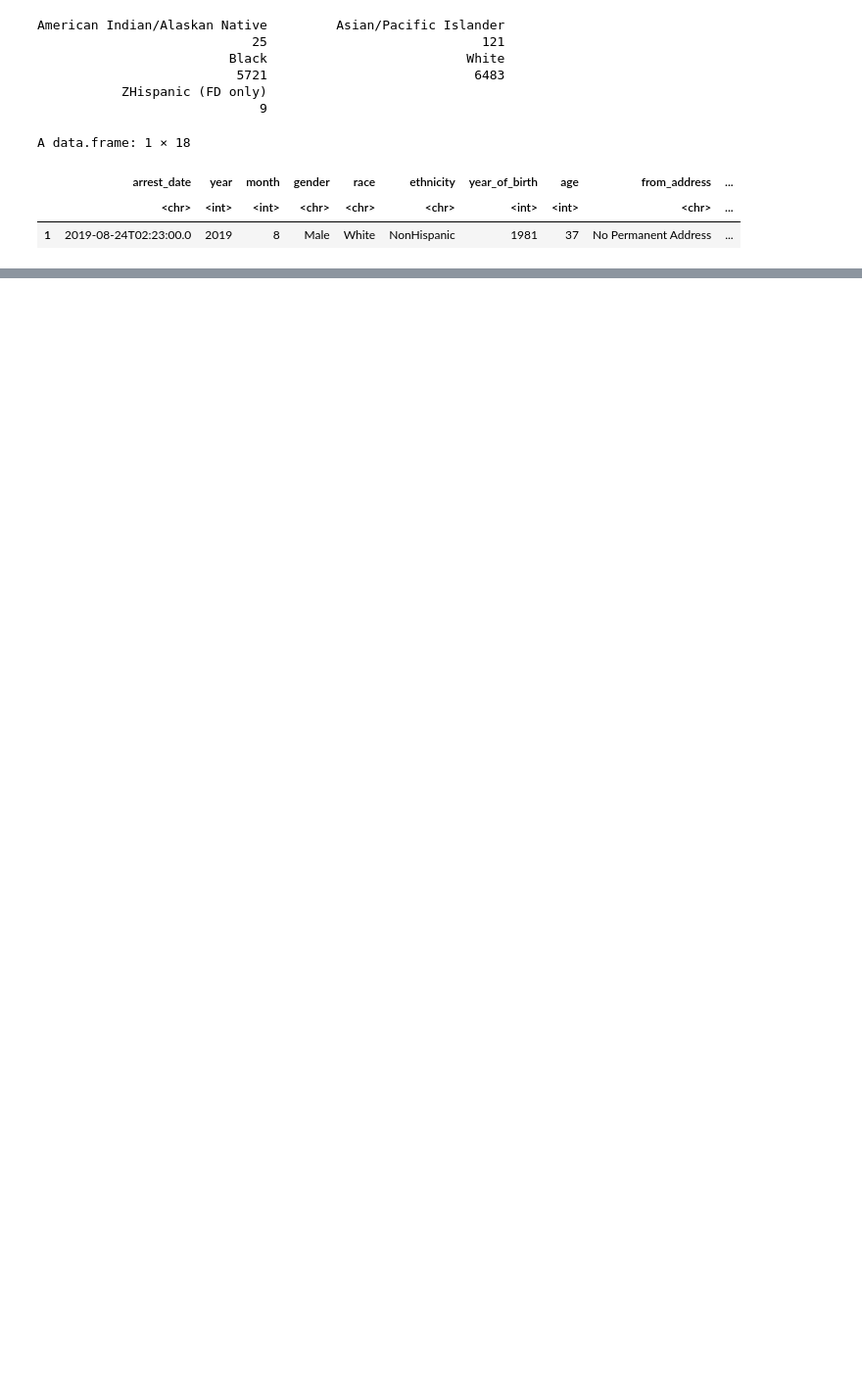
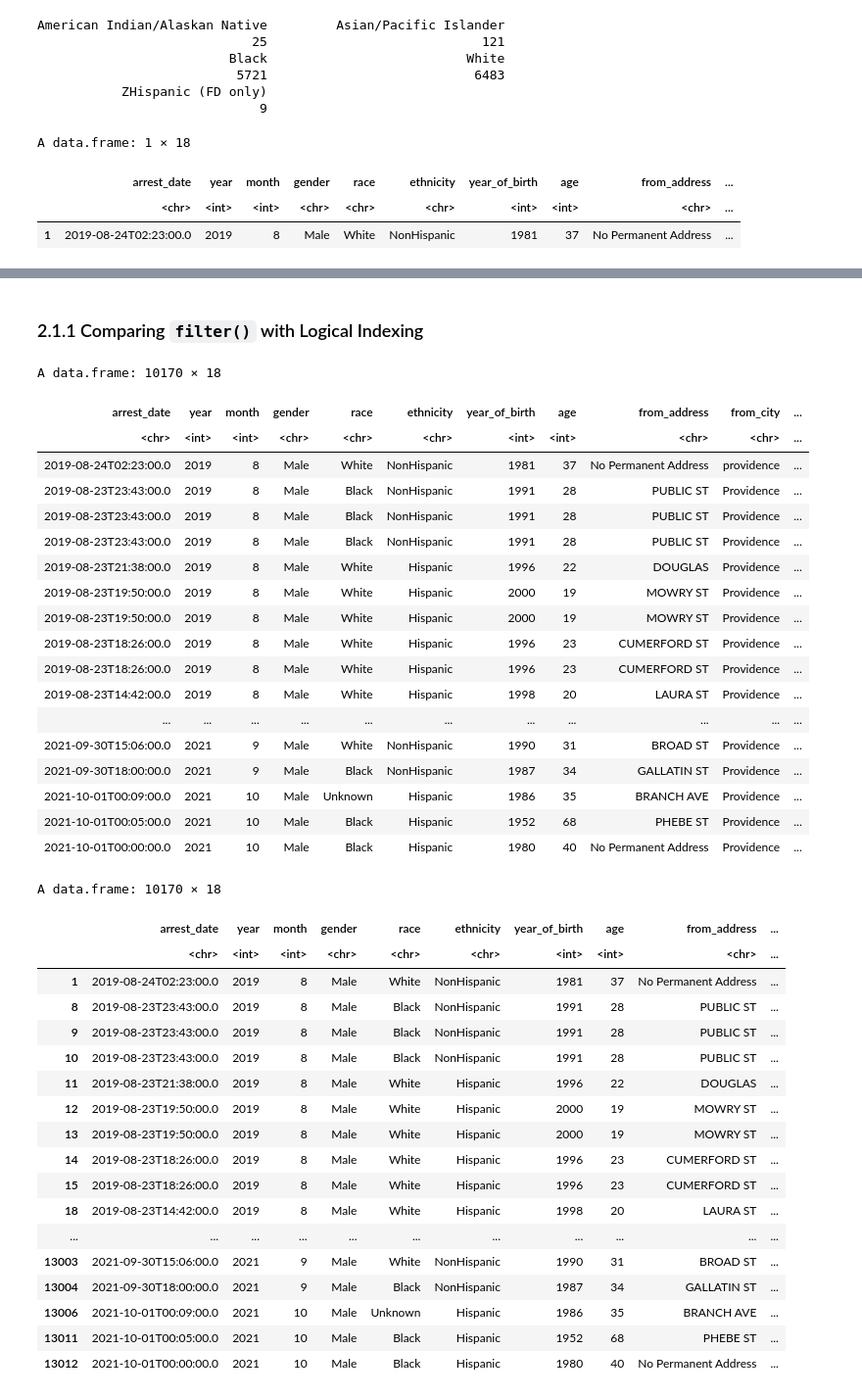
Before and after one commit to MPA-2065-FA24/mpa2065-fall2024, a Jupyter notebook: 03-1_dataframes.ipynb, the cells around one changed output, grey strips where cells are left out. Shown at 98% size. Cells and saved outputs as stored; diff of their text form; code cells hidden in the pictures; blank space fills up the shorter version.

```diff
--- a/03-1_dataframes.ipynb
+++ b/03-1_dataframes.ipynb
@@ -451,0 +624,51 @@ A data.frame: 1 × 18
+# %% [markdown]
+### 2.1.1 Comparing `filter()` with Logical Indexing
+# %%
+# dplyr approach
+arrests_df %>%
+    filter(gender == "Male")
+
+
+# "base" R approach
+is_male <- arrests_df$gender == "Male"      # create vector of bools
+
+arrests_df[is_male, ]                       # get male
+# %% [output]
+A data.frame: 10170 × 18
+| arrest_date | year | month | gender | race | ethnicity | year_of_birth | age | from_address | from_city | ... |
+| <chr> | <int> | <int> | <chr> | <chr> | <chr> | <int> | <int> | <chr> | <chr> | ... |
+| 2019-08-24T02:23:00.0 | 2019 | 8 | Male | White | NonHispanic | 1981 | 37 | No Permanent Address | providence | ... |
+| 2019-08-23T23:43:00.0 | 2019 | 8 | Male | Black | NonHispanic | 1991 | 28 | PUBLIC ST | Providence | ... |
+| 2019-08-23T23:43:00.0 | 2019 | 8 | Male | Black | NonHispanic | 1991 | 28 | PUBLIC ST | Providence | ... |
+| 2019-08-23T23:43:00.0 | 2019 | 8 | Male | Black | NonHispanic | 1991 | 28 | PUBLIC ST | Providence | ... |
+| 2019-08-23T21:38:00.0 | 2019 | 8 | Male | White | Hispanic | 1996 | 22 | DOUGLAS | Providence | ... |
+| 2019-08-23T19:50:00.0 | 2019 | 8 | Male | White | Hispanic | 2000 | 19 | MOWRY ST | Providence | ... |
+| 2019-08-23T19:50:00.0 | 2019 | 8 | Male | White | Hispanic | 2000 | 19 | MOWRY ST | Providence | ... |
+| 2019-08-23T18:26:00.0 | 2019 | 8 | Male | White | Hispanic | 1996 | 23 | CUMERFORD ST | Providence | ... |
+| 2019-08-23T18:26:00.0 | 2019 | 8 | Male | White | Hispanic | 1996 | 23 | CUMERFORD ST | Providence | ... |
+| 2019-08-23T14:42:00.0 | 2019 | 8 | Male | White | Hispanic | 1998 | 20 | LAURA ST | Providence | ... |
+| ... | ... | ... | ... | ... | ... | ... | ... | ... | ... | ... |
+| 2021-09-30T15:06:00.0 | 2021 | 9 | Male | White | NonHispanic | 1990 | 31 | BROAD ST | Providence | ... |
+| 2021-09-30T18:00:00.0 | 2021 | 9 | Male | Black | NonHispanic | 1987 | 34 | GALLATIN ST | Providence | ... |
+| 2021-10-01T00:09:00.0 | 2021 | 10 | Male | Unknown | Hispanic | 1986 | 35 | BRANCH AVE | Providence | ... |
+| 2021-10-01T00:05:00.0 | 2021 | 10 | Male | Black | Hispanic | 1952 | 68 | PHEBE ST | Providence | ... |
+| 2021-10-01T00:00:00.0 | 2021 | 10 | Male | Black | Hispanic | 1980 | 40 | No Permanent Address | Providence | ... |
+A data.frame: 10170 × 18
+|  | arrest_date | year | month | gender | race | ethnicity | year_of_birth | age | from_address | ... |
+|  | <chr> | <int> | <int> | <chr> | <chr> | <chr> | <int> | <int> | <chr> | ... |
+| 1 | 2019-08-24T02:23:00.0 | 2019 | 8 | Male | White | NonHispanic | 1981 | 37 | No Permanent Address | ... |
+| 8 | 2019-08-23T23:43:00.0 | 2019 | 8 | Male | Black | NonHispanic | 1991 | 28 | PUBLIC ST | ... |
+| 9 | 2019-08-23T23:43:00.0 | 2019 | 8 | Male | Black | NonHispanic | 1991 | 28 | PUBLIC ST | ... |
+| 10 | 2019-08-23T23:43:00.0 | 2019 | 8 | Male | Black | NonHispanic | 1991 | 28 | PUBLIC ST | ... |
+| 11 | 2019-08-23T21:38:00.0 | 2019 | 8 | Male | White | Hispanic | 1996 | 22 | DOUGLAS | ... |
+| 12 | 2019-08-23T19:50:00.0 | 2019 | 8 | Male | White | Hispanic | 2000 | 19 | MOWRY ST | ... |
+| 13 | 2019-08-23T19:50:00.0 | 2019 | 8 | Male | White | Hispanic | 2000 | 19 | MOWRY ST | ... |
+| 14 | 2019-08-23T18:26:00.0 | 2019 | 8 | Male | White | Hispanic | 1996 | 23 | CUMERFORD ST | ... |
+| 15 | 2019-08-23T18:26:00.0 | 2019 | 8 | Male | White | Hispanic | 1996 | 23 | CUMERFORD ST | ... |
+| 18 | 2019-08-23T14:42:00.0 | 2019 | 8 | Male | White | Hispanic | 1998 | 20 | LAURA ST | ... |
+| ... | ... | ... | ... | ... | ... | ... | ... | ... | ... | ... |
+| 13003 | 2021-09-30T15:06:00.0 | 2021 | 9 | Male | White | NonHispanic | 1990 | 31 | BROAD ST | ... |
+| 13004 | 2021-09-30T18:00:00.0 | 2021 | 9 | Male | Black | NonHispanic | 1987 | 34 | GALLATIN ST | ... |
+| 13006 | 2021-10-01T00:09:00.0 | 2021 | 10 | Male | Unknown | Hispanic | 1986 | 35 | BRANCH AVE | ... |
+| 13011 | 2021-10-01T00:05:00.0 | 2021 | 10 | Male | Black | Hispanic | 1952 | 68 | PHEBE ST | ... |
+| 13012 | 2021-10-01T00:00:00.0 | 2021 | 10 | Male | Black | Hispanic | 1980 | 40 | No Permanent Address | ... |
```
Also changed, not shown: parts of 77 cells of this notebook, 12 other files.
